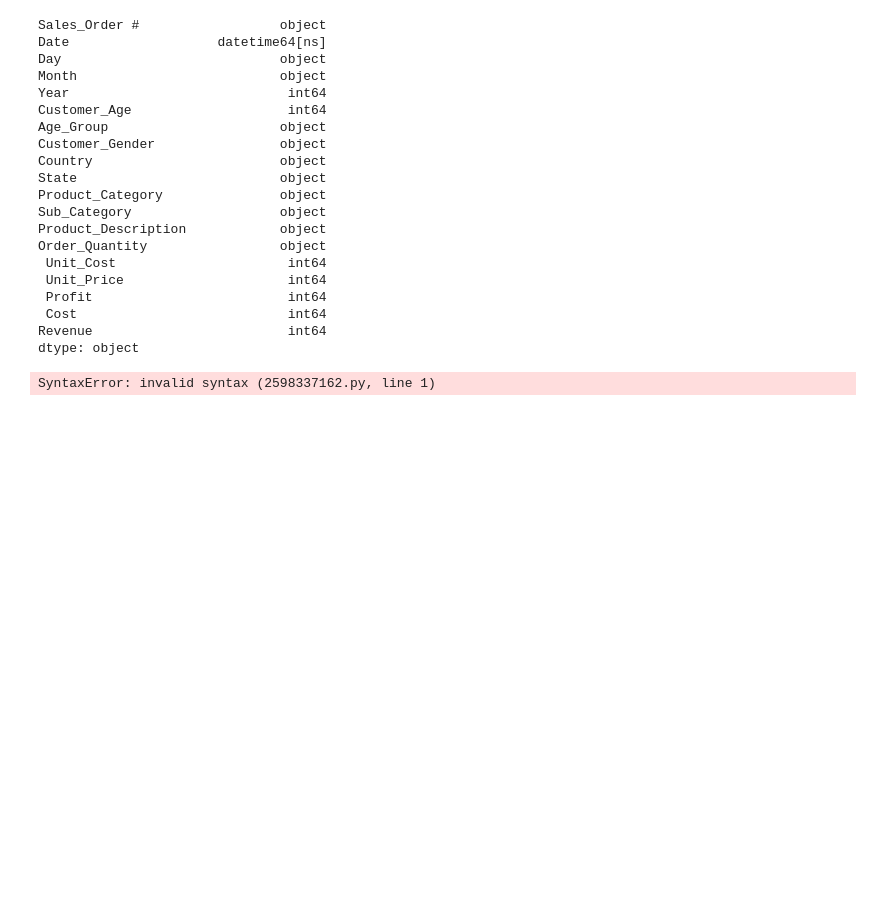
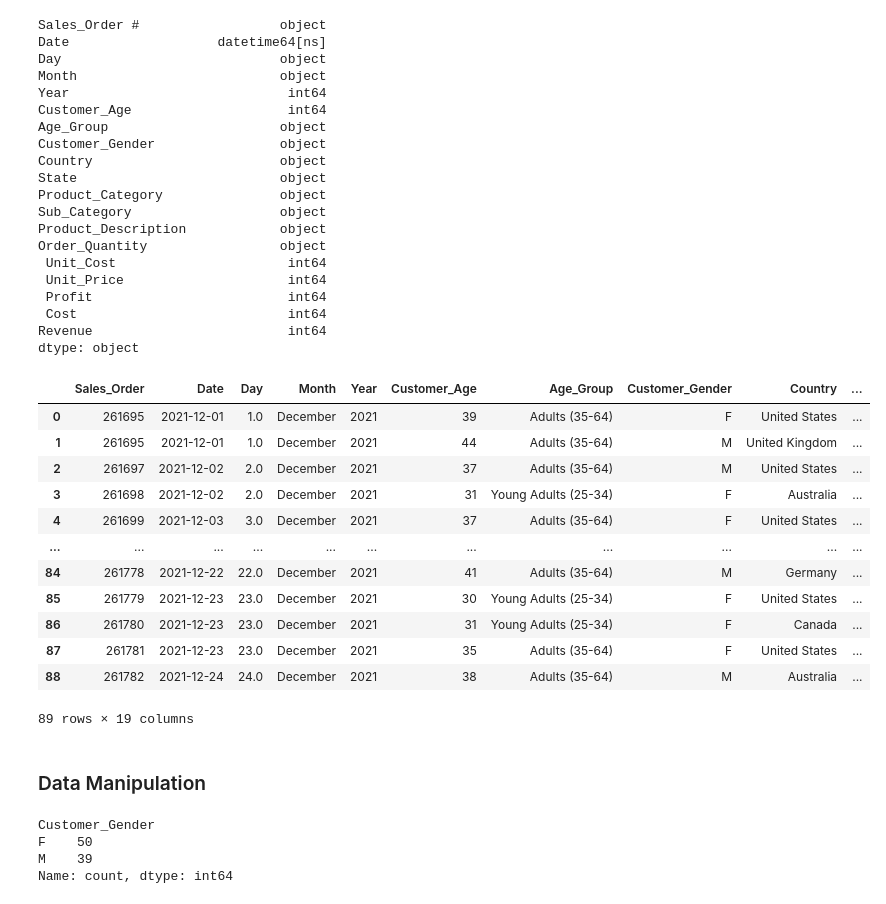
Before and after one commit to codegirl254/Bikesales, a Jupyter notebook: BikesalesNotebook2.ipynb, the cells around one changed output. Drawn from its saved outputs; the diff is of its cells as text; code cells hidden in the pictures; blank space fills up the shorter version.

```diff
--- a/BikesalesNotebook2.ipynb
+++ b/BikesalesNotebook2.ipynb
@@ -222,6 +222,29 @@ Order_Quantity                 object
 Revenue                         int64
 dtype: object
 # %%
-df.rename(columns={["Sales_Order #"] : ]"Sales_Order"]})
+# rename column sales_order # to sales_order
+df = df.rename(columns={"Sales_Order #" : "Sales_Order"})
+df
 # %% [output]
+|  | Sales_Order | Date | Day | Month | Year | Customer_Age | Age_Group | Customer_Gender | Country | ... |
+| 0 | 261695 | 2021-12-01 | 1.0 | December | 2021 | 39 | Adults (35-64) | F | United States | ... |
+| 1 | 261695 | 2021-12-01 | 1.0 | December | 2021 | 44 | Adults (35-64) | M | United Kingdom | ... |
+| 2 | 261697 | 2021-12-02 | 2.0 | December | 2021 | 37 | Adults (35-64) | M | United States | ... |
+| 3 | 261698 | 2021-12-02 | 2.0 | December | 2021 | 31 | Young Adults (25-34) | F | Australia | ... |
+| 4 | 261699 | 2021-12-03 | 3.0 | December | 2021 | 37 | Adults (35-64) | F | United States | ... |
+| ... | ... | ... | ... | ... | ... | ... | ... | ... | ... | ... |
+| 84 | 261778 | 2021-12-22 | 22.0 | December | 2021 | 41 | Adults (35-64) | M | Germany | ... |
+| 85 | 261779 | 2021-12-23 | 23.0 | December | 2021 | 30 | Young Adults (25-34) | F | United States | ... |
+| 86 | 261780 | 2021-12-23 | 23.0 | December | 2021 | 31 | Young Adults (25-34) | F | Canada | ... |
+| 87 | 261781 | 2021-12-23 | 23.0 | December | 2021 | 35 | Adults (35-64) | F | United States | ... |
+| 88 | 261782 | 2021-12-24 | 24.0 | December | 2021 | 38 | Adults (35-64) | M | Australia | ... |
-SyntaxError: invalid syntax (2598337162.py, line 1)
+89 rows × 19 columns
+# %% [markdown]
+### Data Manipulation
+# %%
+df["Customer_Gender"].value_counts()
+# %% [output]
+Customer_Gender
+F    50
+M    39
+Name: count, dtype: int64
```
